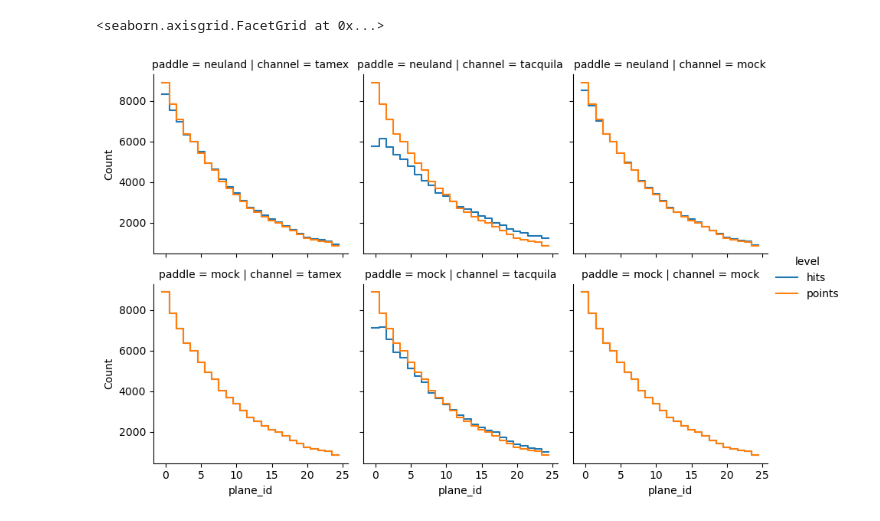
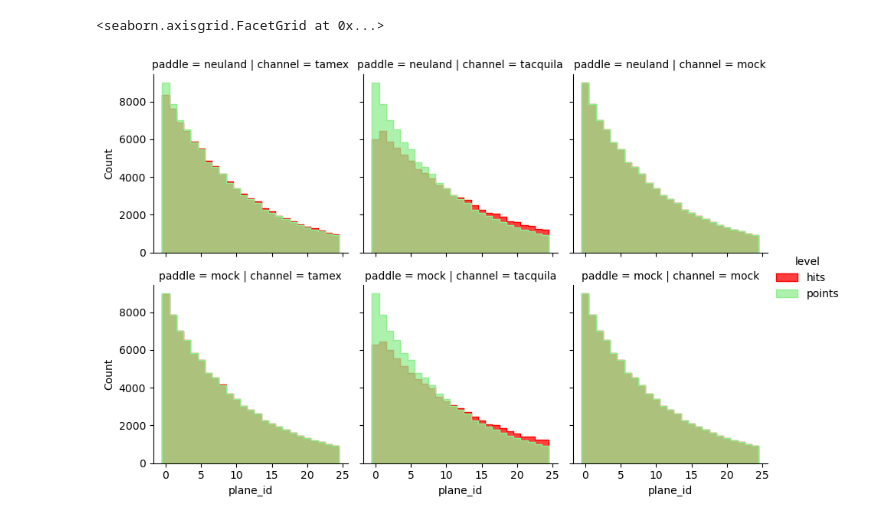
Before and after one commit to YanzhaoW/r3b_jupyter, a Jupyter notebook: others/ivana/first_hit_check.ipynb, the cells around one changed output. Drawn from its saved outputs; the diff is of its cells as text; code cells hidden in the pictures.

```diff
--- a/others/ivana/first_hit_check.ipynb
+++ b/others/ivana/first_hit_check.ipynb
@@ -71,3 +117,21 @@ def create_data_frame(folder, filename, branches, paddle_label = None, channel_l
 # %%
-simu = create_data_frame(folder, simu_file_name, point_branches)
-dataframes = [create_data_frame(folder, filename, hit_branches, paddle, channel, simu) for paddle, channel, filename in digi_filenames]
+converter = RootPDConverter(point_branches)
+
+simu = converter.convert_to_dataframe(
+    f"{folder}/{simu_file_name}", simu_point_branches_rename
+)
+simu = create_first_hit_data_frame(simu)
+
+converter.branches_types = hit_branches
+
+dataframes = [
+    create_first_hit_data_frame(
+        converter.convert_to_dataframe(
+            f"{folder}/{filename}", hit_point_branches_rename
+        ),
+        paddle,
+        channel,
+        simu,
+    )
+    for paddle, channel, filename in digi_filenames
+]
@@ -88,10 +154,22 @@ vs
 # %%
-
 plane_id_compare = pd.concat(dataframes)
 
-graphs = sns.FacetGrid(plane_id_compare, col = "channel", row = "paddle", hue = "level")
-graphs.map_dataframe(sns.histplot, x = "plane_id", binwidth = 1, binrange = [-0.5, 24.5], element="step", fill = False)
+graphs = sns.FacetGrid(
+    plane_id_compare,
+    col="channel",
+    row="paddle",
+    hue="level",
+    palette=["red", "lightgreen"],
+)
+graphs.map_dataframe(
+    sns.histplot,
+    x="plane_id",
+    binwidth=1,
+    binrange=[-0.5, 24.5],
+    element="step",
+    fill=True,
+)
 graphs.add_legend()
 # %% [output]
 <seaborn.axisgrid.FacetGrid at 0x...>
-[figure, old version]
+[figure, new version]
```
Also changed, not shown: parts of 13 cells of this notebook, 8 other files.
